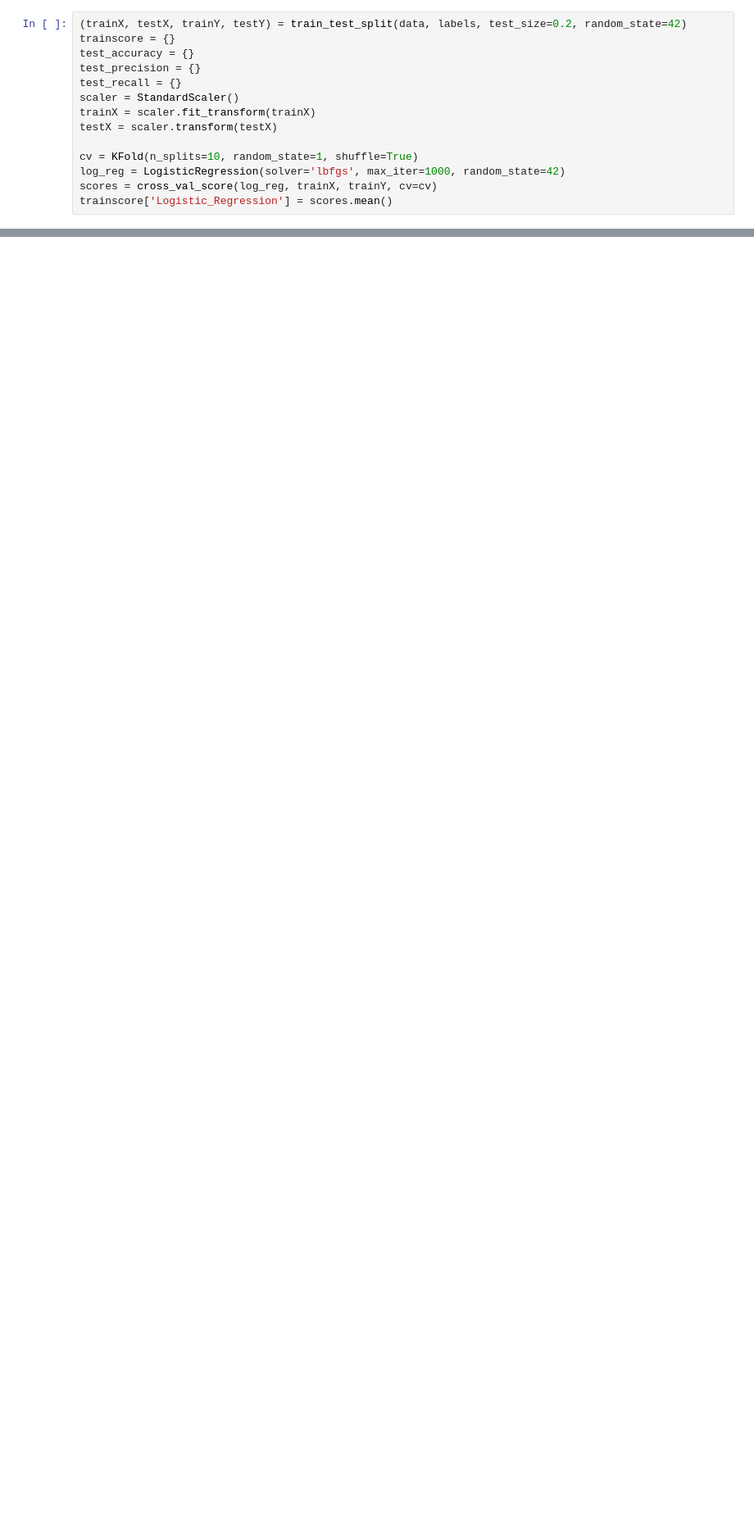
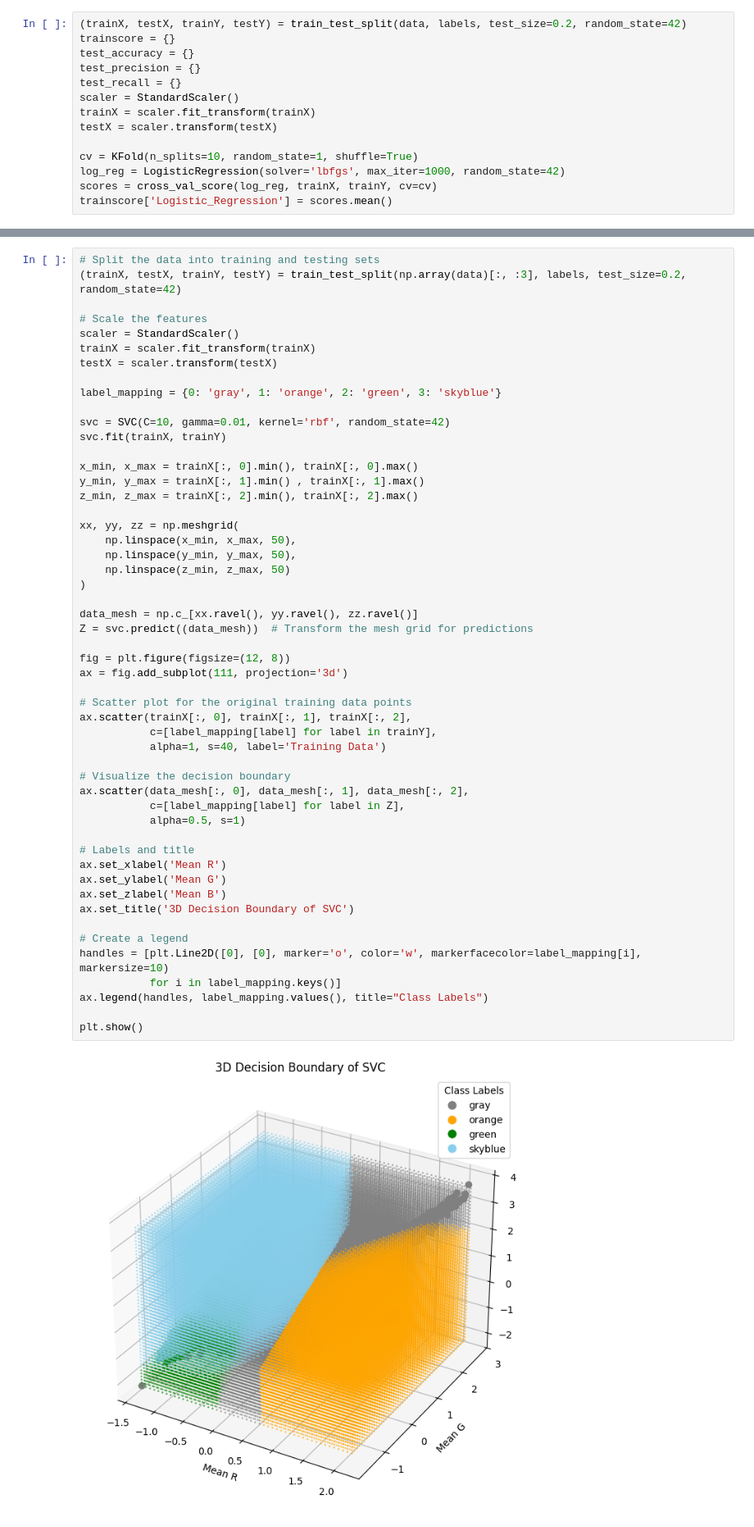
Before and after one commit to 10sajan10/CS6830_Project7, a Jupyter notebook: Project_7.ipynb, the cells around one changed output, grey strips where cells are left out. Shown at 82% size. Cells and saved outputs as stored; diff of their text form; blank space fills up the shorter version.

```diff
--- a/Project_7.ipynb
+++ b/Project_7.ipynb
@@ -201,0 +309,54 @@ print(df)
+# %%
+# Split the data into training and testing sets
+(trainX, testX, trainY, testY) = train_test_split(np.array(data)[:, :3], labels, test_size=0.2, random_state=42)
+
+# Scale the features
+scaler = StandardScaler()
+trainX = scaler.fit_transform(trainX)
+testX = scaler.transform(testX)
+
+label_mapping = {0: 'gray', 1: 'orange', 2: 'green', 3: 'skyblue'}
+
+svc = SVC(C=10, gamma=0.01, kernel='rbf', random_state=42)
+svc.fit(trainX, trainY)
+
+x_min, x_max = trainX[:, 0].min(), trainX[:, 0].max()
+y_min, y_max = trainX[:, 1].min() , trainX[:, 1].max()
+z_min, z_max = trainX[:, 2].min(), trainX[:, 2].max()
+
+xx, yy, zz = np.meshgrid(
+    np.linspace(x_min, x_max, 50),
+    np.linspace(y_min, y_max, 50),
+    np.linspace(z_min, z_max, 50)
+)
+
+data_mesh = np.c_[xx.ravel(), yy.ravel(), zz.ravel()]
+Z = svc.predict((data_mesh))  # Transform the mesh grid for predictions
+
+fig = plt.figure(figsize=(12, 8))
+ax = fig.add_subplot(111, projection='3d')
+
+# Scatter plot for the original training data points
+ax.scatter(trainX[:, 0], trainX[:, 1], trainX[:, 2],
+           c=[label_mapping[label] for label in trainY],
+           alpha=1, s=40, label='Training Data')
+
+# Visualize the decision boundary
+ax.scatter(data_mesh[:, 0], data_mesh[:, 1], data_mesh[:, 2],
+           c=[label_mapping[label] for label in Z],
+           alpha=0.5, s=1)
+
+# Labels and title
+ax.set_xlabel('Mean R')
+ax.set_ylabel('Mean G')
+ax.set_zlabel('Mean B')
+ax.set_title('3D Decision Boundary of SVC')
+
+# Create a legend
+handles = [plt.Line2D([0], [0], marker='o', color='w', markerfacecolor=label_mapping[i], markersize=10)
+           for i in label_mapping.keys()]
+ax.legend(handles, label_mapping.values(), title="Class Labels")
+
+plt.show()
+# %% [output]
+[figure, added]
```
Also changed, not shown: parts of 14 cells of this notebook.
